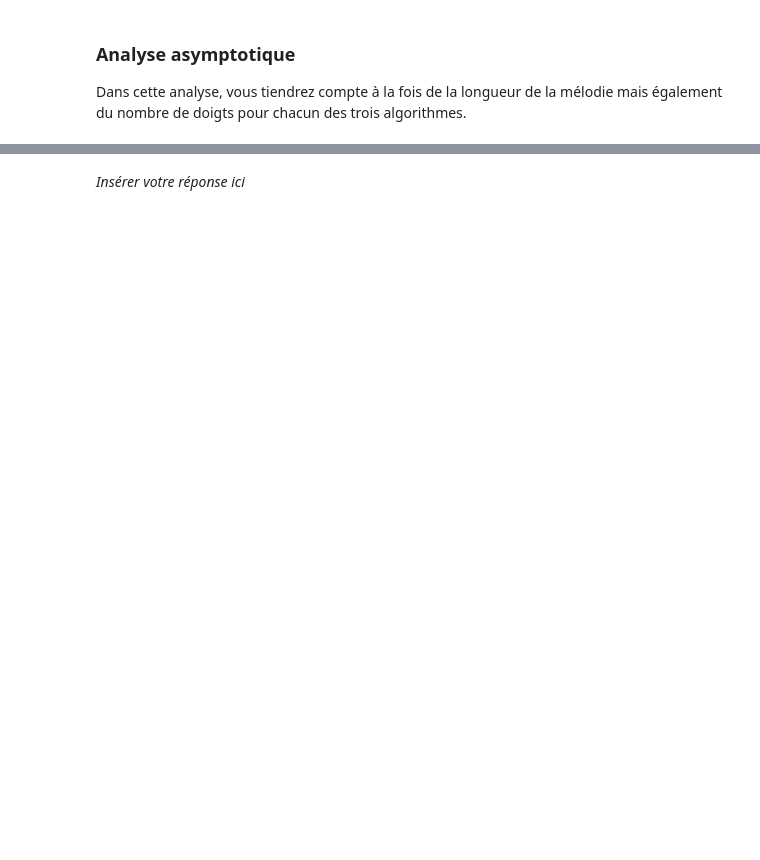
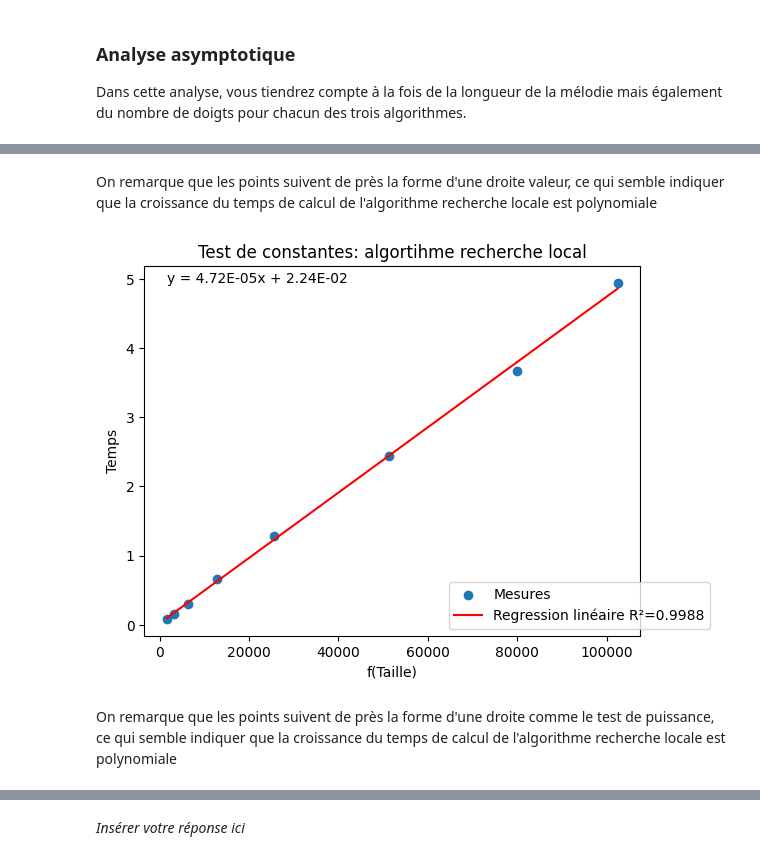
Before and after one commit to UiVieto/INF8775, a Jupyter notebook: TP2-H24/TP2-H24.ipynb, the cells around one changed output, grey strips where cells are left out. Saved outputs shown, nothing was run; the diff lists cells and outputs as text; code cells hidden in the pictures; blank space fills up the shorter version.

```diff
--- a/TP2-H24/TP2-H24.ipynb
+++ b/TP2-H24/TP2-H24.ipynb
@@ -623,0 +663,14 @@ nombre de doigts pour chacun des trois algorithmes.
+# %% [markdown]
+On remarque que les points suivent de près la forme d'une droite valeur, ce qui semble indiquer que la croissance du temps de calcul de l'algorithme recherche locale est polynomiale
+# %%
+def values_test_constantes(measures, f):
+    return { f(x) : y for x, y in measures.items() }
+
+def f(x):
+    return x
+
+display_test_constantes(values_test_constantes(mesures_local, f), "Test de constantes: algortihme recherche local")
+# %% [output]
+[figure, added]
+# %% [markdown]
+On remarque que les points suivent de près la forme d'une droite comme le test de puissance, ce qui semble indiquer que la croissance du temps de calcul de l'algorithme recherche locale est polynomiale
```
Also changed, not shown: parts of 13 cells of this notebook.
